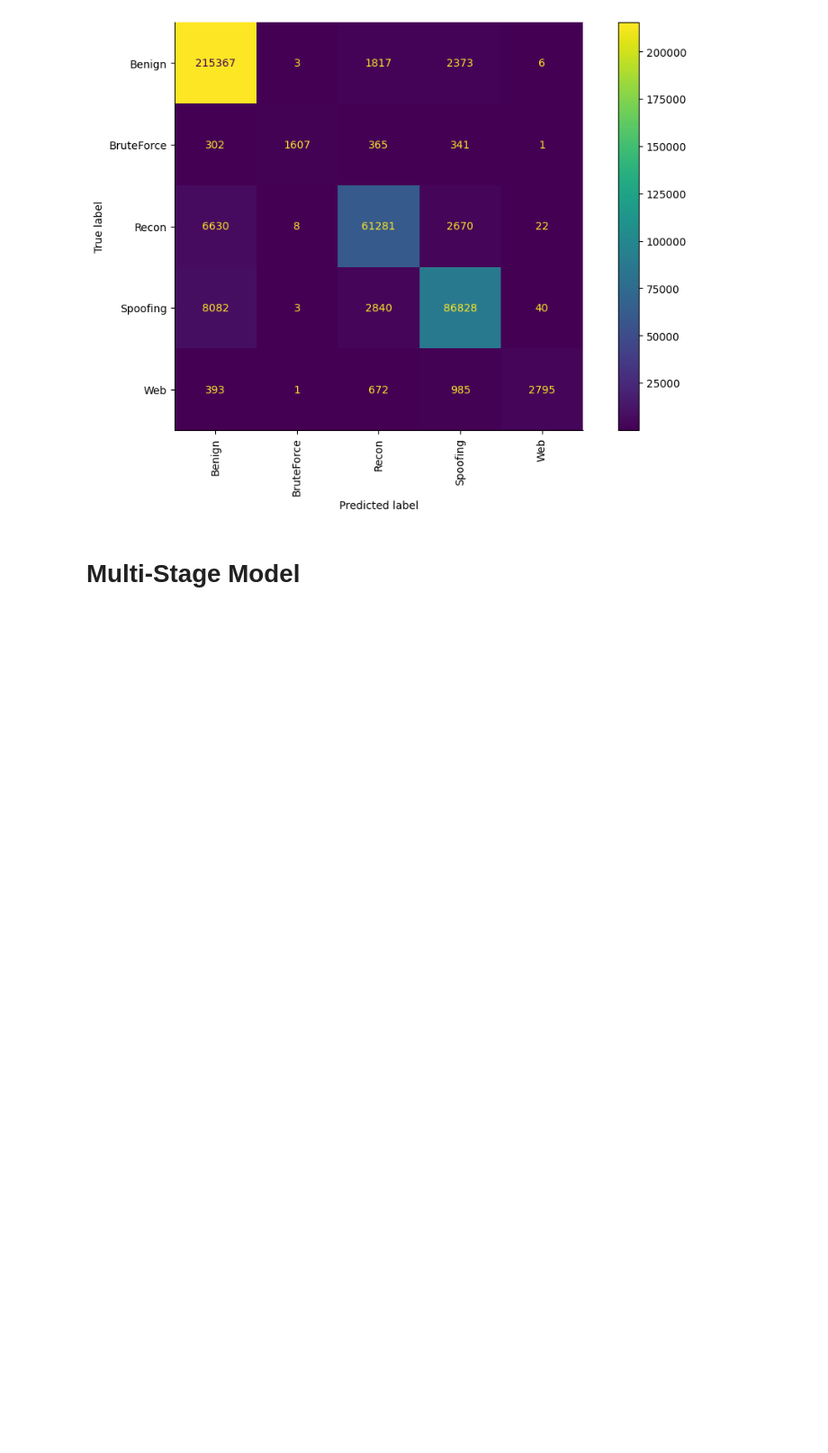
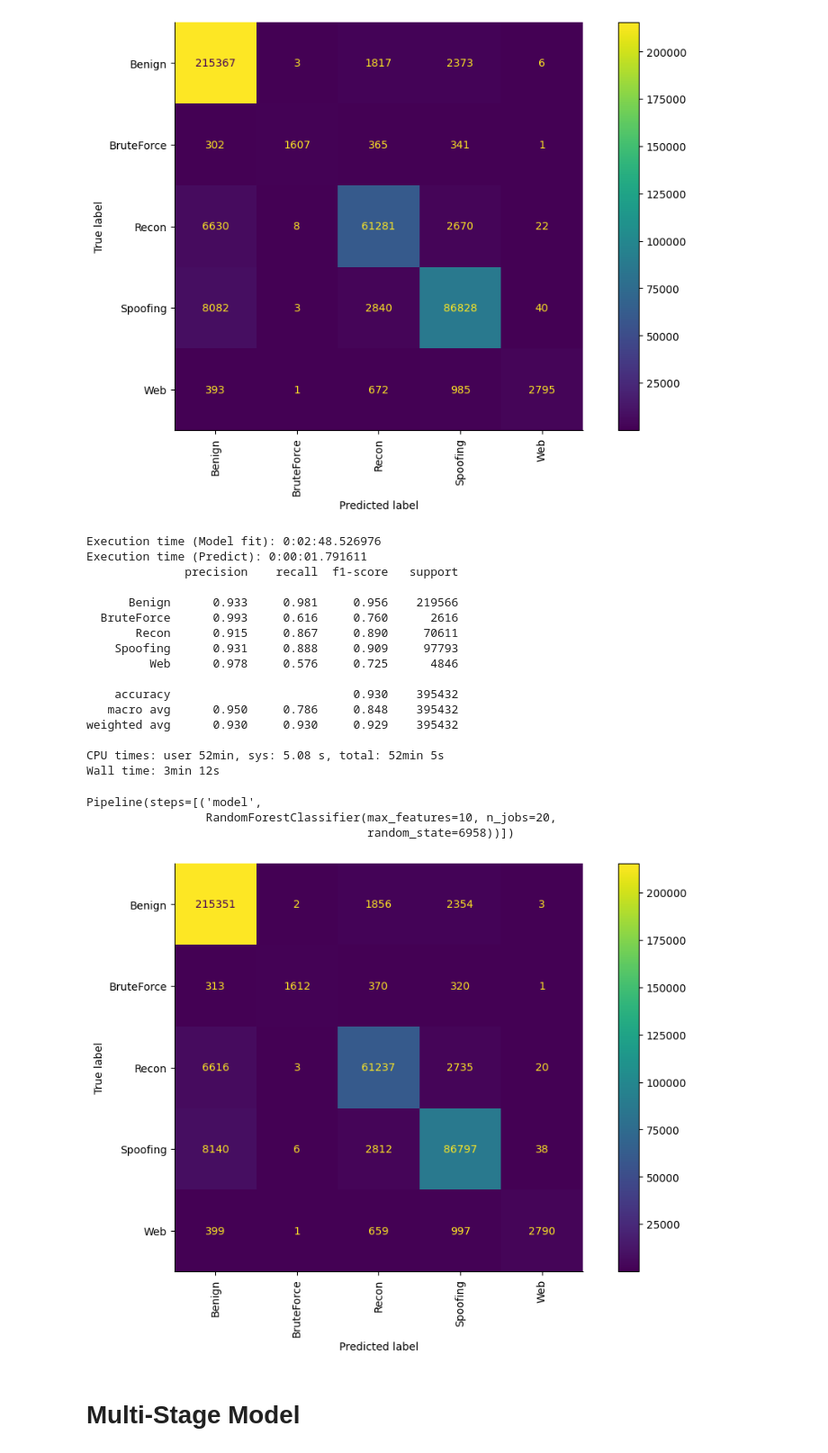
Before and after one commit to inaciobr/Multi-Stage-IoT-Intrusion-Detection, a Jupyter notebook: notebooks/3 - Models.ipynb, the cells around one changed output. Shown at 90% size. Saved outputs shown, nothing was run; the diff lists cells and outputs as text; code cells hidden in the pictures; blank space fills up the shorter version.

```diff
--- a/notebooks/3 - Models.ipynb
+++ b/notebooks/3 - Models.ipynb
@@ -23,7 +23,7 @@ import matplotlib as mpl
 from IPython.display import HTML
 
 sys.path.append('../')
-n_jobs = 40
+n_jobs = 20
 # %%
 from sklearn.preprocessing import StandardScaler
 from sklearn.pipeline import Pipeline
@@ -290,6 +289,35 @@ Pipeline(steps=[('model',
                  RandomForestClassifier(max_features=10, n_jobs=40,
                                         random_state=6958))])
 [figure]
+# %%
+%%time
+
+second_stage_model = Pipeline([
+    ('model', RandomForestClassifier(max_features=10, n_jobs=n_jobs, random_state=seed))
+])
+
+model_utils.test_model(second_stage_model, *second_stage_df_split)
+# %% [output]
+Execution time (Model fit): 0:02:48.526976
+Execution time (Predict): 0:00:01.791611
+              precision    recall  f1-score   support
+
+      Benign      0.933     0.981     0.956    219566
+  BruteForce      0.993     0.616     0.760      2616
+       Recon      0.915     0.867     0.890     70611
+    Spoofing      0.931     0.888     0.909     97793
+         Web      0.978     0.576     0.725      4846
+
+    accuracy                          0.930    395432
+   macro avg      0.950     0.786     0.848    395432
+weighted avg      0.930     0.930     0.929    395432
+
+CPU times: user 52min, sys: 5.08 s, total: 52min 5s
+Wall time: 3min 12s
+Pipeline(steps=[('model',
+                 RandomForestClassifier(max_features=10, n_jobs=20,
+                                        random_state=6958))])
+[figure, added]
 # %% [markdown]
 # Multi-Stage Model
 # %%
```
Also changed, not shown: parts of 3 cells of this notebook, 2 other files.
